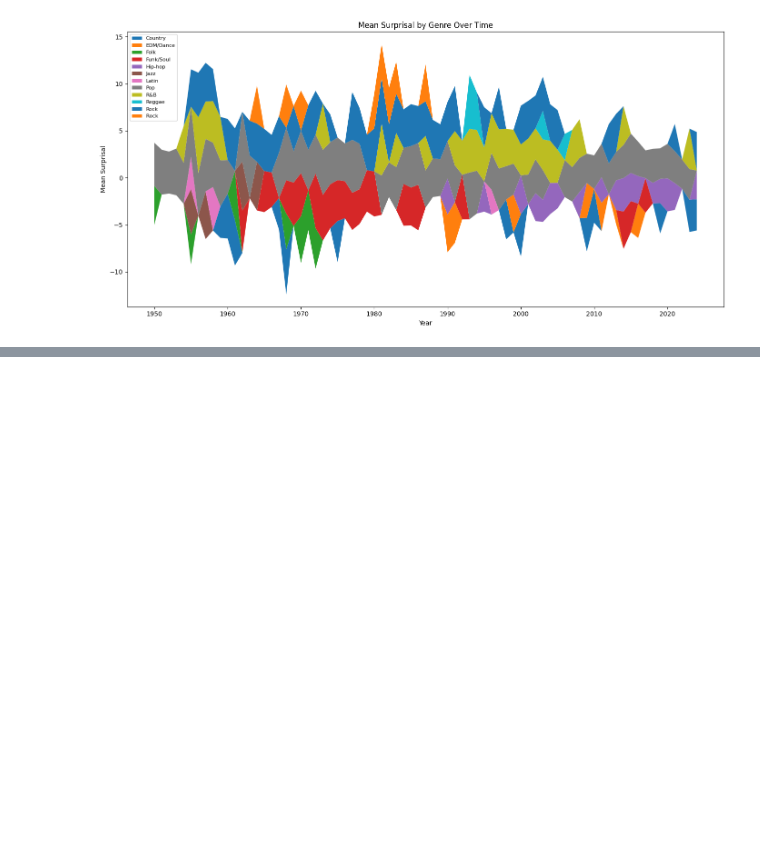
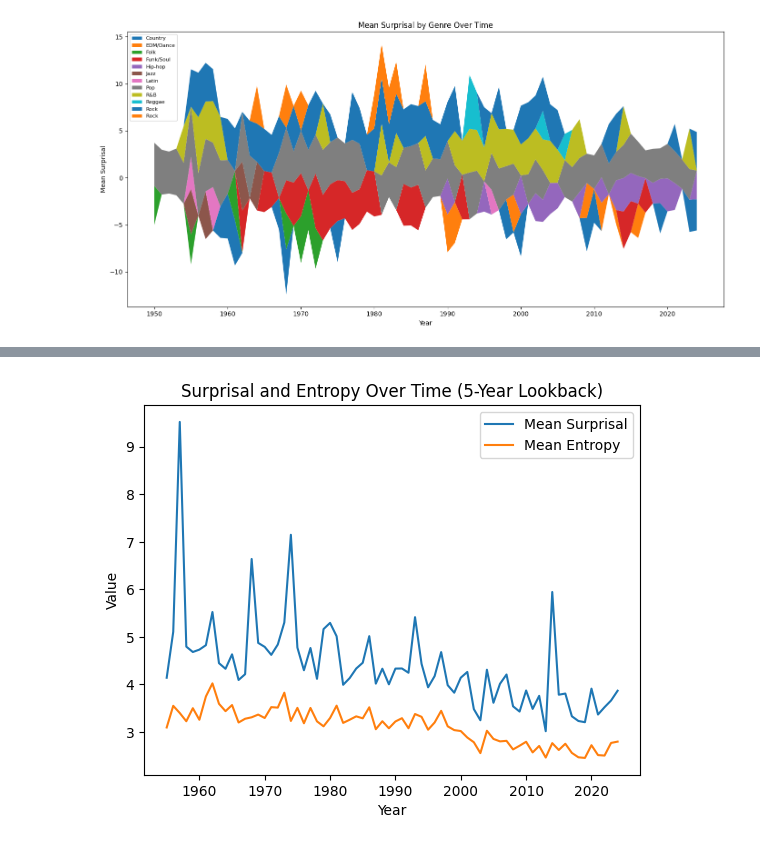
Before and after one commit to martiinsssssss/IDyOM_TimeMachine, a Jupyter notebook: run_IDyOM.ipynb, the cells around one changed output, grey strips where cells are left out. Cells and saved outputs as stored; diff of their text form; code cells hidden in the pictures; blank space fills up the shorter version.

```diff
--- a/run_IDyOM.ipynb
+++ b/run_IDyOM.ipynb
@@ -524,0 +512,31 @@ plt.show()
+# %%
+import numpy as np
+
+# --- Step 1: Compute per-song means ---
+song_stats = []
+
+for song, group in merged_df.groupby("year_position"):
+    year = song[:4]  # extract year from filename
+
+    mean_surprisal = np.mean([val for sublist in group["surprisal"] for val in sublist])
+    mean_entropy = np.mean([val for sublist in group["entropy"] for val in sublist])
+
+    song_stats.append({
+        "song": song,
+        "year": year,
+        "mean_surprisal": mean_surprisal,
+        "mean_entropy": mean_entropy
+    })
+
+song_df = pd.DataFrame(song_stats)
+
+# --- Step 2: Aggregate by year ---
+yearly_stats = (
+    song_df
+    .groupby("year")[["mean_surprisal", "mean_entropy"]]
+    .mean()
+    .reset_index()
+    .sort_values("year")
+)
+
+print(yearly_stats)
@@ -524,0 +684,14 @@ plt.show()
+# %%
+plt.figure()
+
+plt.plot(five_yr_lookback["year"], five_yr_lookback["mean_surprisal"], label="Mean Surprisal")
+plt.plot(five_yr_lookback["year"], five_yr_lookback["mean_entropy"], label="Mean Entropy")
+
+plt.xlabel("Year")
+plt.ylabel("Value")
+plt.title("Surprisal and Entropy Over Time (5-Year Lookback)")
+plt.legend()
+
+plt.show()
+# %% [output]
+[figure, added]
```
Also changed, not shown: parts of 32 cells of this notebook, 7 other files.
